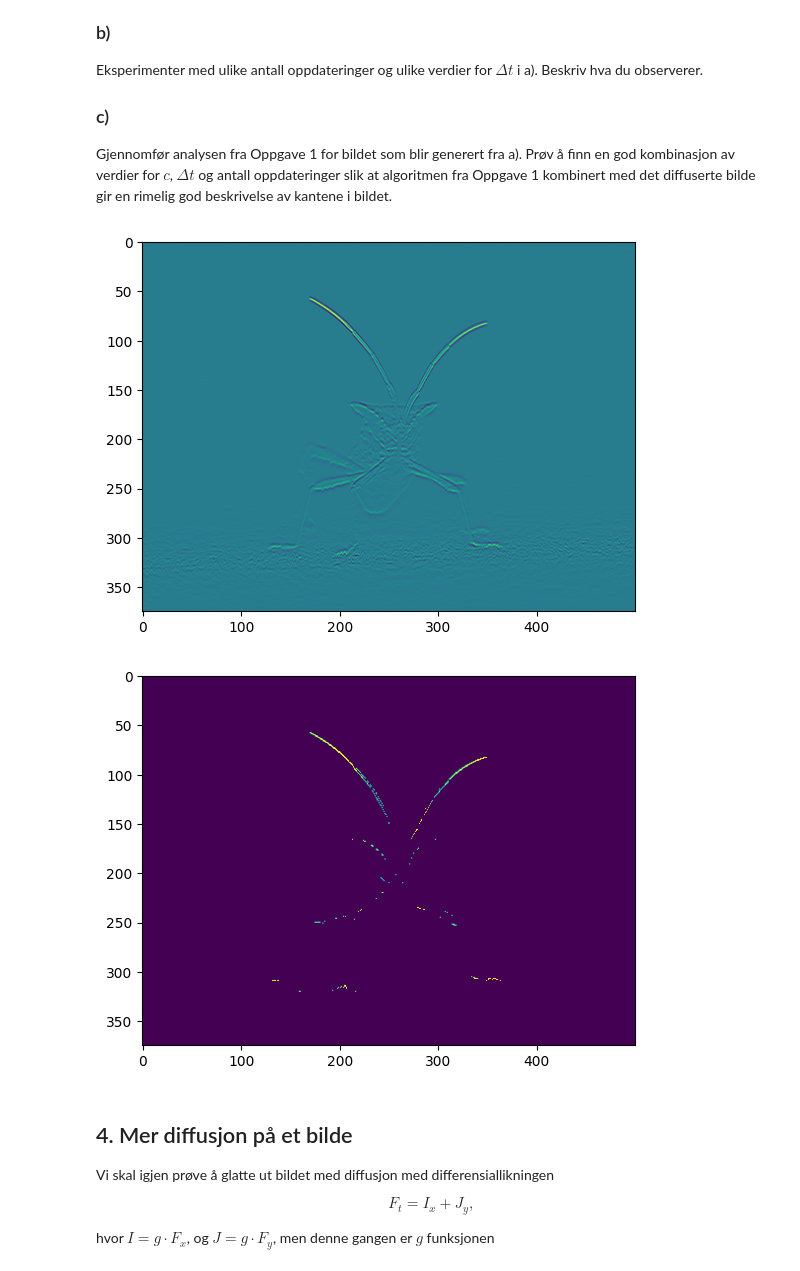
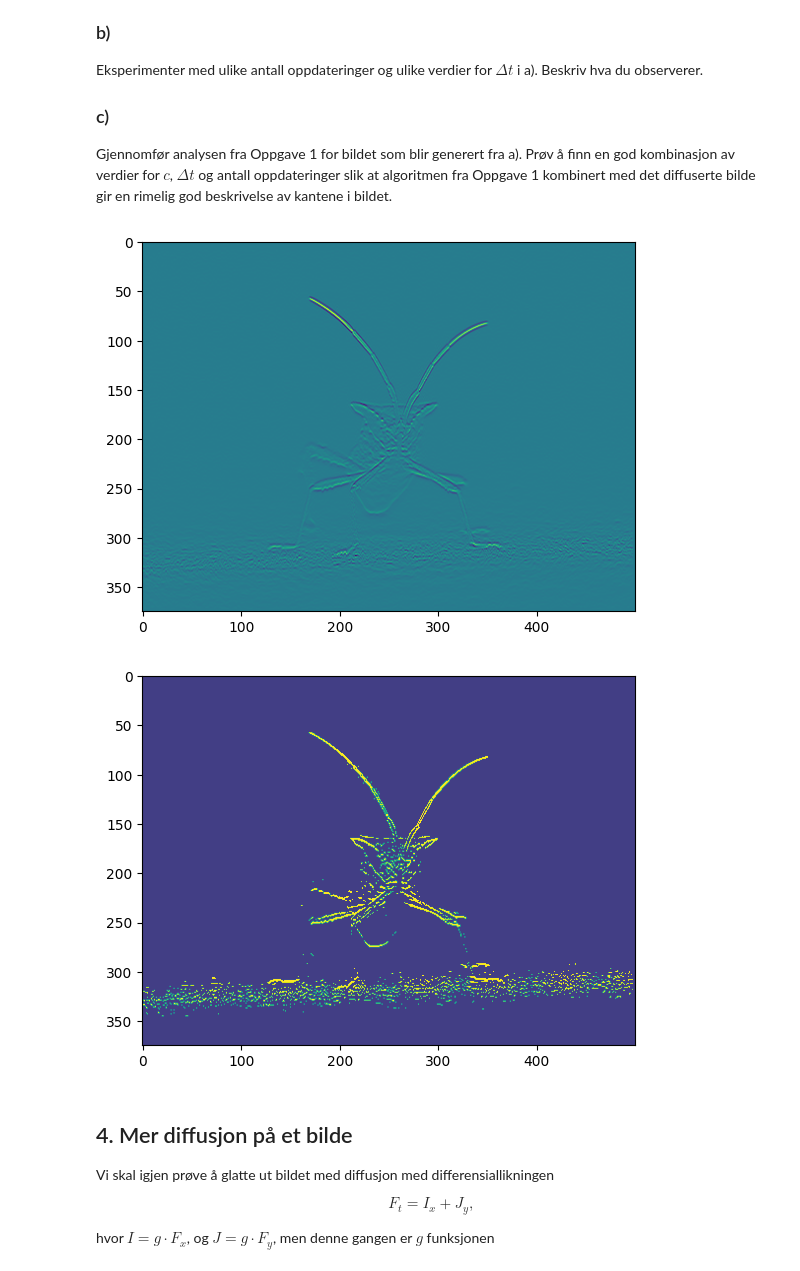
Before and after one commit to AugOks/Gruppe5Prosjekt, a Jupyter notebook: D_data.ipynb, the cells around one changed output. Drawn from its saved outputs; the diff is of its cells as text; code cells hidden in the pictures.

```diff
--- a/D_data.ipynb
+++ b/D_data.ipynb
@@ -21,7 +21,7 @@ import numpy as np
 import matplotlib.image as mpimg
 import matplotlib.pyplot as plt
 
-mg = mpimg.imread('/mnt/c/Users/name/Skule/2024-Vaar/IMAx2024D/MatteProsjekt/Prosjekter/image001.png')
+mg = mpimg.imread('image001.png')
 plt.imshow(mg)
 plt.show()
 print(mg)
@@ -325,8 +325,9 @@ algoritmen fra Oppgave 1 kombinert med det diffuserte bilde gir en rimelig god b
 # Oppgave 3
 Dx = 1
 Dy = 1
-Dt=0.5
-t_max = 3
+Dt = 0.5
+t_max = 1
+
 diffusjon = np.zeros((Sy,Sx))
 Fxx = diffusjon
 Fyy = Fxx
@@ -334,42 +335,49 @@ kant2 = diffusjon
 
 def F(x,y,t):
   return f(x,y)
 
 #Partial derivative numerical function on x
 def F_x( x, y, t):
     return (F(x + Dx, y, t) -  F(x-Dx, y, t)) /2*Dx
 #Partial derivative numerical function on y
 def F_y( x, y, t):
     return (F(x , y + Dy,t) -  F(x, y-Dy,t)) /2*Dy
 # Second order partial derivative on xx
 def F_xx(x,y,t):
     return (F_x(x+ Dx ,y,t) - F_x(x- Dx, y,t))/2*Dx
 # Second order partial derivative on yy
 def F_yy(x,y,t):
     return (F_y(x ,y+ Dy,t) - F_y(x, y- Dy,t))/2*Dy
 
-def F_t(x,y,t):
-    return F(x,y,t) + Dt * (F_xx(x,y,t) + F_yy(x,y,t))
+def F_t(fdiff,F__xx,F__yy):
+    return fdiff + Dt * (F__xx + F__yy)
+
+def kutt_2(x):
+    c = 0.05# du kan prøve å endre på denne verdien
+    value = 1
+    if x <= c: value = 0.1
+    return value
 
 for t in range(0, t_max):
     for i in range(Sy-2):
         for j in range(Sx-2):
             Fxx[i,j] = F_xx(j,i,0)
             Fyy[i,j] = F_yy(j,i,0)
-    diffusjon = diffusjon + Dt * (Fxx + Fyy)
-plt.imshow(diffusjon)
-plt.show()
 
-for i in range(Sy):
-    for j in range(Sx):
-        diffusjon[i,j] = kutt(diffusjon[i,j])
+diffusjon = F_t(diffusjon, Fxx, Fyy)
 
 
 plt.imshow(diffusjon)
 plt.show()
+
+for i in range(1, Sy):
+    for j in range(1,Sx):
+        diffusjon[i,j] = kutt_2(diffusjon[i,j])
+plt.imshow(diffusjon)
+plt.show()
 # %% [output]
 [figure]
-[figure, old version]
+[figure, new version]
 # %% [markdown]
 ## 4. Mer diffusjon på et bilde
 
```
Also changed, not shown: parts of 3 cells of this notebook.
